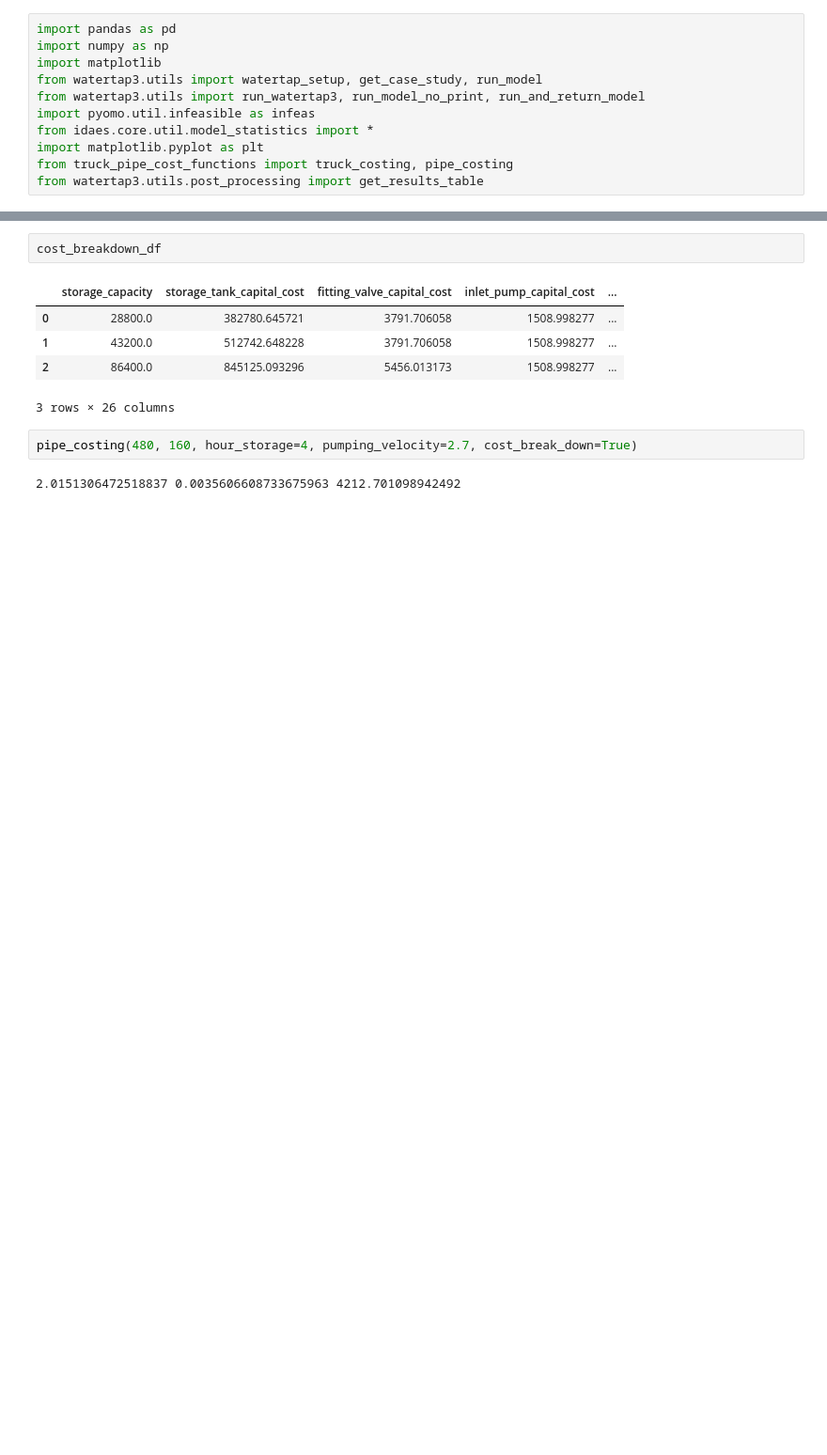
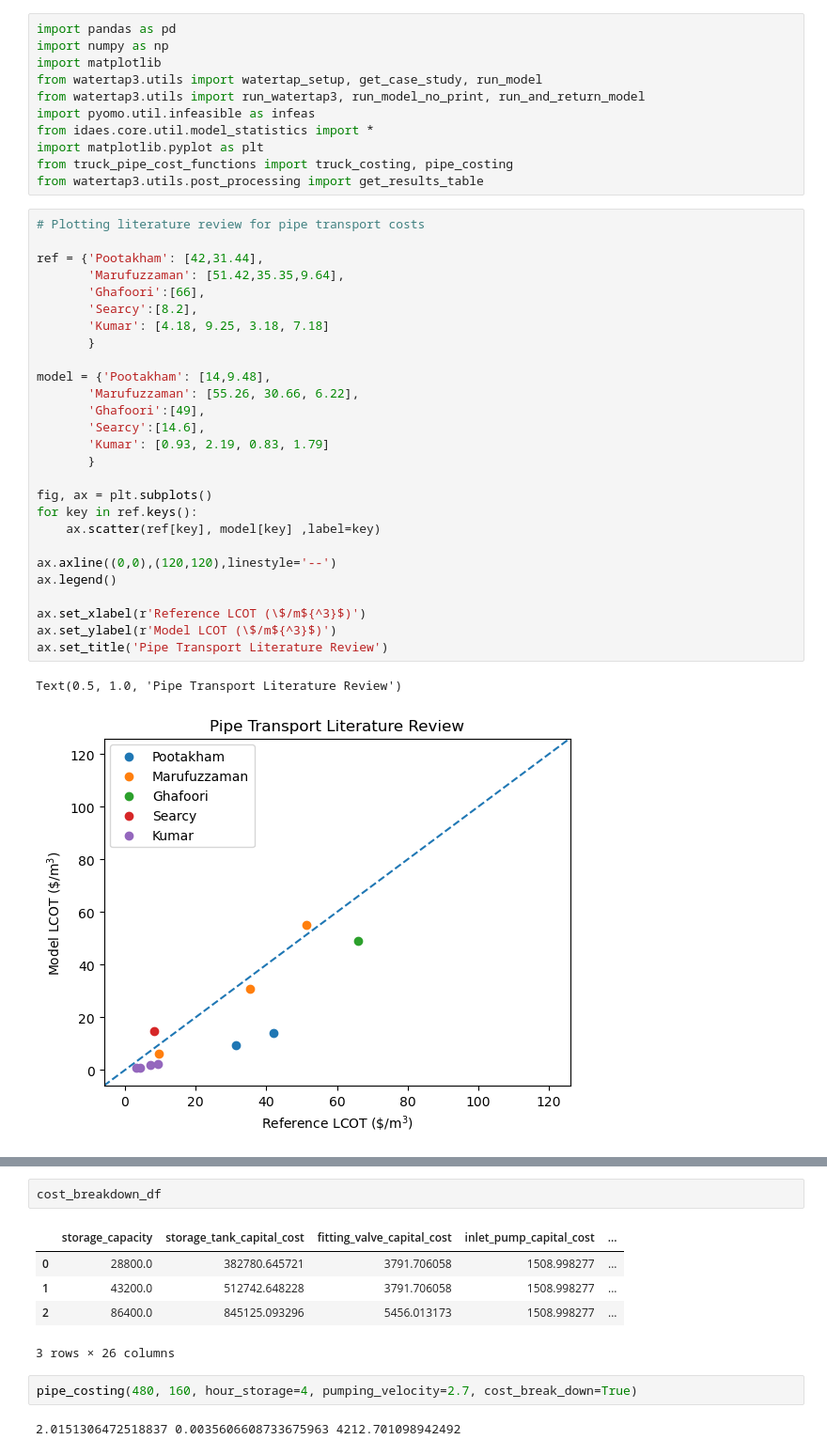
Before and after one commit to MuktaHardikar/WaterTAP3, a Jupyter notebook: watertap3/watertap3/transport-sensitivity.ipynb, the cells around one changed output, grey strips where cells are left out. Shown at 94% size. Drawn from its saved outputs; the diff is of its cells as text; blank space fills up the shorter version.

Commit message:
pipe lit review

```diff
--- a/watertap3/watertap3/transport-sensitivity.ipynb
+++ b/watertap3/watertap3/transport-sensitivity.ipynb
@@ -9,3 +9,33 @@ from idaes.core.util.model_statistics import *
 import matplotlib.pyplot as plt
 from truck_pipe_cost_functions import truck_costing, pipe_costing
 from watertap3.utils.post_processing import get_results_table
+# %%
+# Plotting literature review for pipe transport costs
+
+ref = {'Pootakham': [42,31.44],
+       'Marufuzzaman': [51.42,35.35,9.64],
+       'Ghafoori':[66],
+       'Searcy':[8.2],
+       'Kumar': [4.18, 9.25, 3.18, 7.18]
+       }
+
+model = {'Pootakham': [14,9.48],
+       'Marufuzzaman': [55.26, 30.66, 6.22],
+       'Ghafoori':[49],
+       'Searcy':[14.6],
+       'Kumar': [0.93, 2.19, 0.83, 1.79]
+       }
+
+fig, ax = plt.subplots()
+for key in ref.keys():
+    ax.scatter(ref[key], model[key] ,label=key)
+
+ax.axline((0,0),(120,120),linestyle='--')
+ax.legend()
+
+ax.set_xlabel(r'Reference LCOT (\$/m${^3}$)')
+ax.set_ylabel(r'Model LCOT (\$/m${^3}$)')
+ax.set_title('Pipe Transport Literature Review')
+# %% [output]
+Text(0.5, 1.0, 'Pipe Transport Literature Review')
+[figure, added]
```
Also changed, not shown: parts of 6 cells of this notebook, 2 other files.
